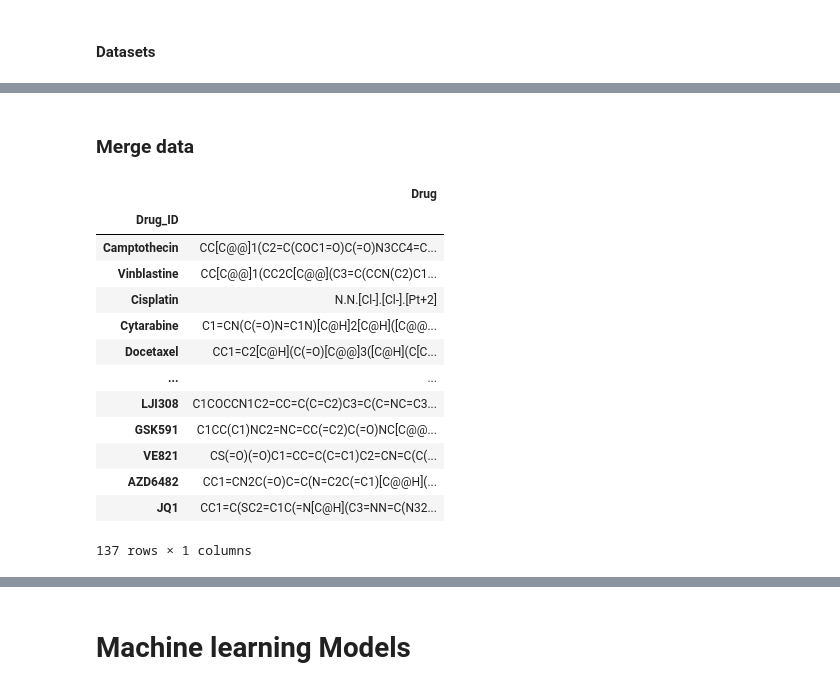
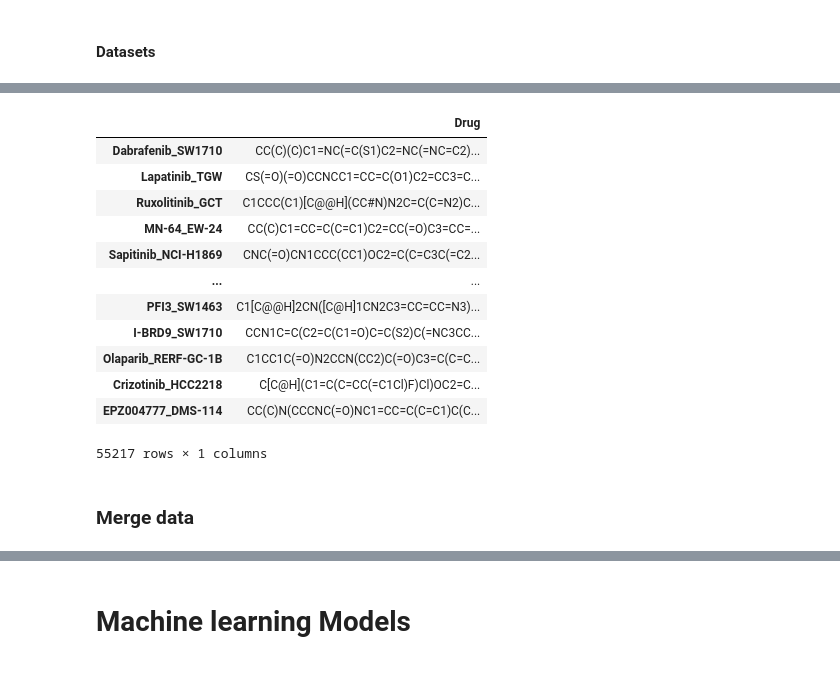
Before and after one commit to paulo-seixal/drug_sensitivity, a Jupyter notebook: baseline_ml.ipynb, the cells around one changed output, grey strips where cells are left out. Drawn from its saved outputs; the diff is of its cells as text; code cells hidden in the pictures.

```diff
--- a/baseline_ml.ipynb
+++ b/baseline_ml.ipynb
@@ -48,22 +27,21 @@ filtered_cell_lines
+# %%
+x_train_drugs
+# %% [output]
+|  | Drug |
+| Dabrafenib_SW1710 | CC(C)(C)C1=NC(=C(S1)C2=NC(=NC=C2)... |
+| Lapatinib_TGW | CS(=O)(=O)CCNCC1=CC=C(O1)C2=CC3=C... |
+| Ruxolitinib_GCT | C1CCC(C1)[C@@H](CC#N)N2C=C(C=N2)C... |
+| MN-64_EW-24 | CC(C)C1=CC=C(C=C1)C2=CC(=O)C3=CC=... |
+| Sapitinib_NCI-H1869 | CNC(=O)CN1CCC(CC1)OC2=C(C=C3C(=C2... |
+| ... | ... |
+| PFI3_SW1463 | C1[C@@H]2CN([C@H]1CN2C3=CC=CC=N3)... |
+| I-BRD9_SW1710 | CCN1C=C(C2=C(C1=O)C=C(S2)C(=NC3CC... |
+| Olaparib_RERF-GC-1B | C1CC1C(=O)N2CCN(CC2)C(=O)C3=C(C=C... |
+| Crizotinib_HCC2218 | C[C@H](C1=C(C=CC(=C1Cl)F)Cl)OC2=C... |
+| EPZ004777_DMS-114 | CC(C)N(CCCNC(=O)NC1=CC=C(C=C1)C(C... |
+55217 rows × 1 columns
 # %% [markdown]
 ### Merge data
-# %%
-drugs
-# %% [output]
-|  | Drug |
-| Drug_ID |  |
-| Camptothecin | CC[C@@]1(C2=C(COC1=O)C(=O)N3CC4=C... |
-| Vinblastine | CC[C@@]1(CC2C[C@@](C3=C(CCN(C2)C1... |
-| Cisplatin | N.N.[Cl-].[Cl-].[Pt+2] |
-| Cytarabine | C1=CN(C(=O)N=C1N)[C@H]2[C@H]([C@@... |
-| Docetaxel | CC1=C2[C@H](C(=O)[C@@]3([C@H](C[C... |
-| ... | ... |
-| LJI308 | C1COCCN1C2=CC=C(C=C2)C3=C(C=NC=C3... |
-| GSK591 | C1CC(C1)NC2=NC=CC(=C2)C(=O)NC[C@@... |
-| VE821 | CS(=O)(=O)C1=CC=C(C=C1)C2=CN=C(C(... |
-| AZD6482 | CC1=CN2C(=O)C=C(N=C2C(=C1)[C@@H](... |
-| JQ1 | CC1=C(SC2=C1C(=N[C@H](C3=NN=C(N32... |
-137 rows × 1 columns
 # %%
 # transform smiles to fingerprints
 from rdkit import Chem
```
Also changed, not shown: parts of 25 cells of this notebook, 9 other files.
